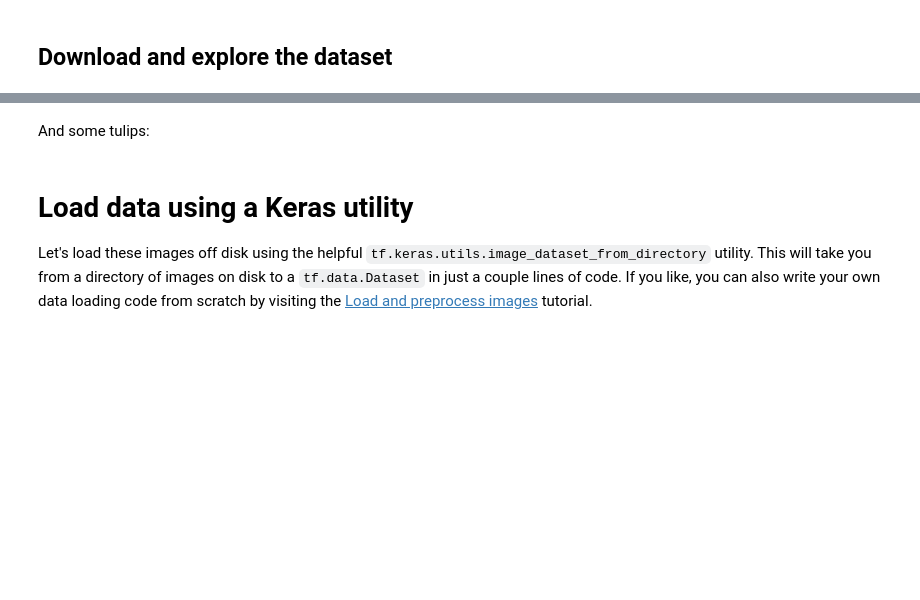
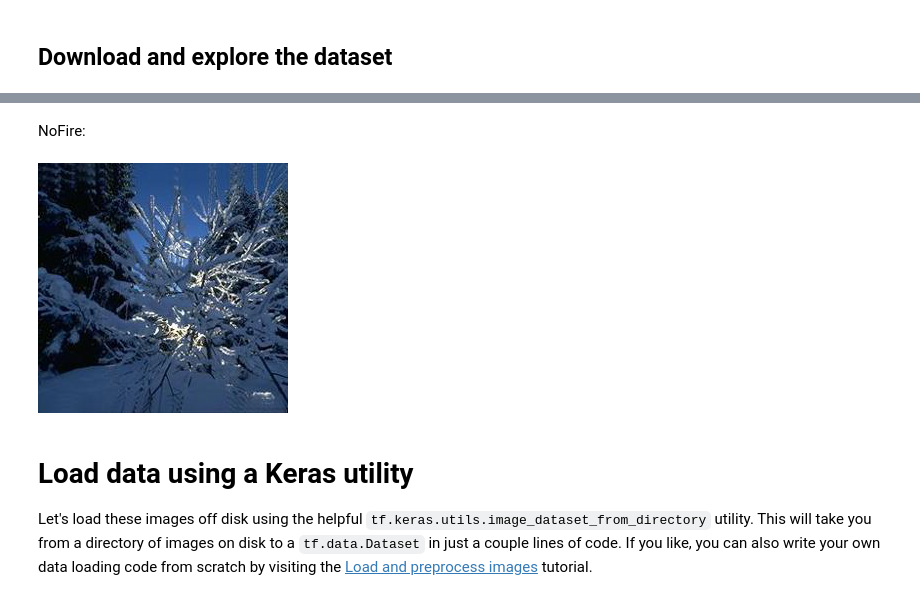
Before and after one commit to doanthuan/wildfire-detection, a Jupyter notebook: classification.ipynb, the cells around one changed output, grey strips where cells are left out. Cells and saved outputs as stored; diff of their text form; code cells hidden in the pictures; blank space fills up the shorter version.

```diff
--- a/classification.ipynb
+++ b/classification.ipynb
@@ -31,3 +39,7 @@ Here are some roses:
+# %% [markdown]
+NoFire:
 # %%
-roses = list(data_dir.glob('roses/*'))
-PIL.Image.open(str(roses[0]))
+nofires = list(training_dir.glob('nofire/*'))
+PIL.Image.open(str(nofires[0]))
+# %% [output]
+[figure, added]
@@ -36,2 +45,0 @@ PIL.Image.open(str(roses[1]))
-# %% [markdown]
-And some tulips:
```
Also changed, not shown: parts of 25 cells of this notebook.
